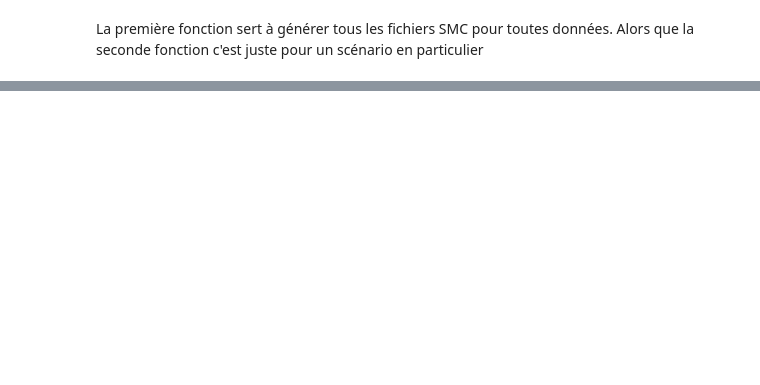
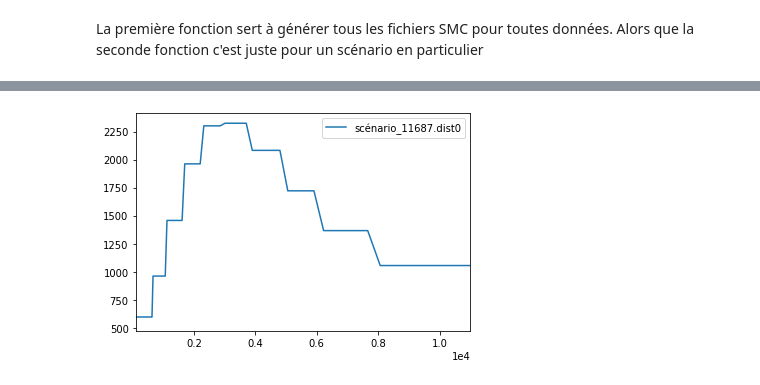
Before and after one commit to jayflora/SMCpp_HDGP, a Jupyter notebook: smc.ipynb, the cells around one changed output, grey strips where cells are left out. Cells and saved outputs as stored; diff of their text form; code cells hidden in the pictures; blank space fills up the shorter version.

```diff
--- a/smc.ipynb
+++ b/smc.ipynb
@@ -259,0 +433,11 @@ for dist in range(6):
+# %%
+def meanPlot(scenario):
+    csv = pd.read_csv(f"out/scenario_{scenario}/dist_{0}/plot.csv")
+    y = csv['y'].to_numpy()
+
+    fig, ax = plt.subplots(1, 1)
+    ax.plot(csv['x'].to_numpy(), y, label=f"scénario_{scenario}.dist{0}")
+
+    ax.ticklabel_format(style='sci', axis='x', scilimits=(0,0))
+    ax.set_xlim(100,10e3+1000)
+    ax.legend()
@@ -259,0 +453,4 @@ for dist in range(6):
+# %%
+meanPlot(11687)
+# %% [output]
+[figure, added]
```
Also changed, not shown: parts of 75 cells of this notebook.
